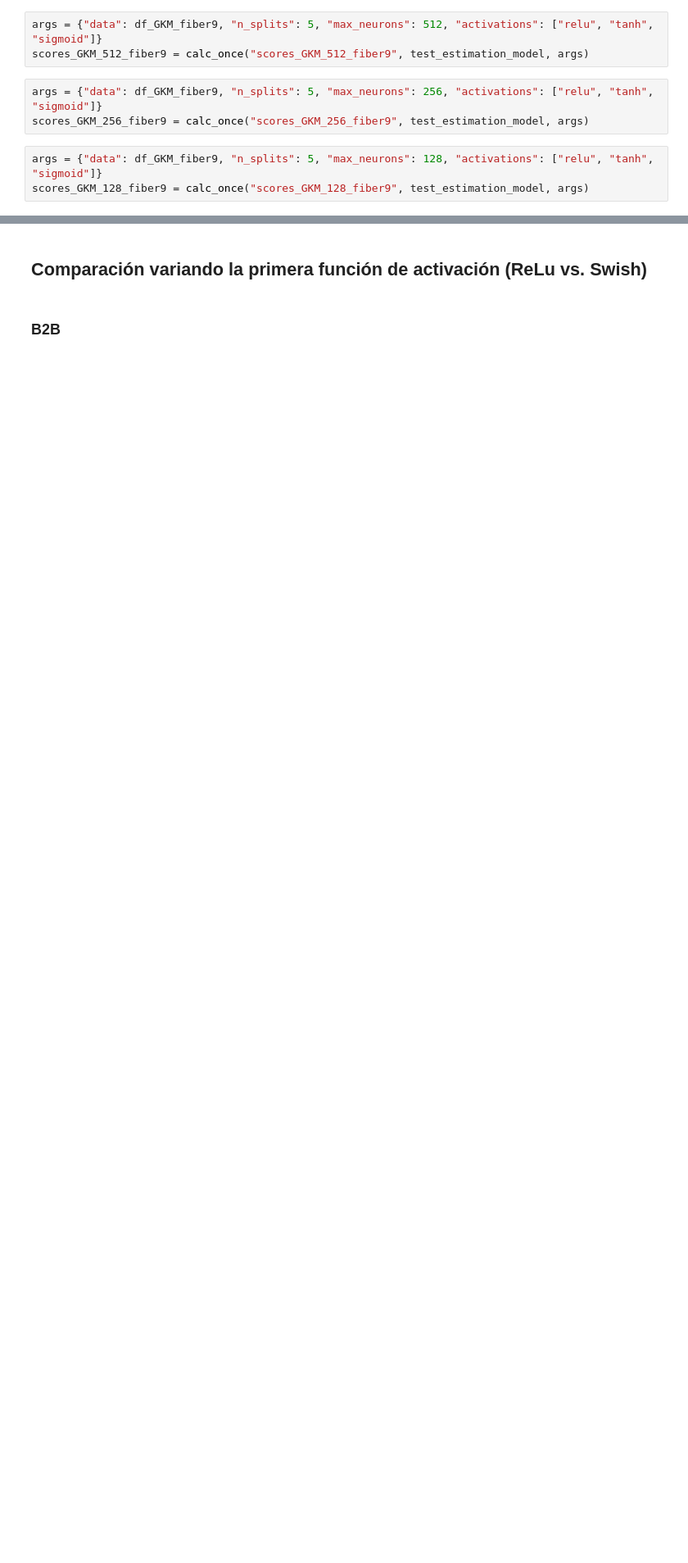
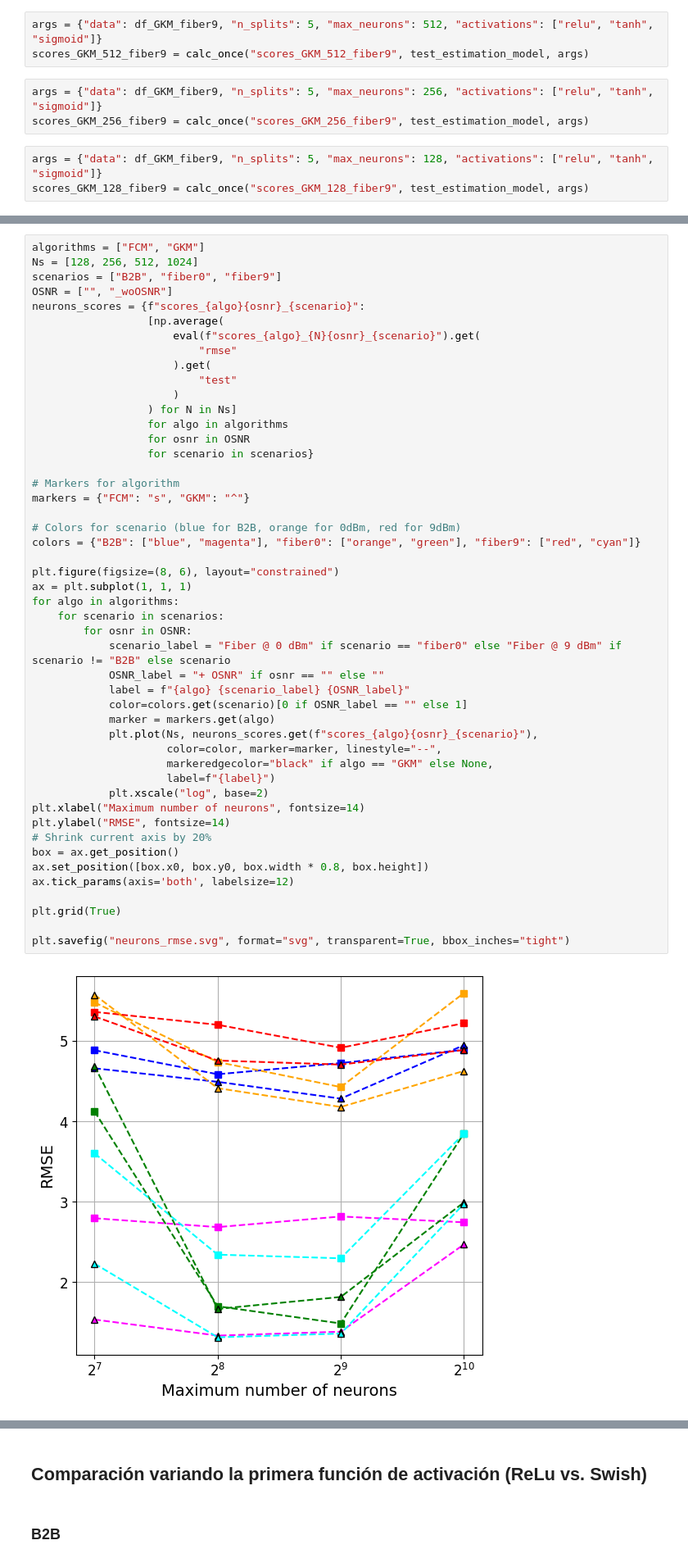
Before and after one commit to jjgranadat/Semillero_SOFA, a Jupyter notebook: ICI_Project/Codes/ICI_Regression.ipynb, the cells around one changed output, grey strips where cells are left out. Shown at 82% size. Drawn from its saved outputs; the diff is of its cells as text; blank space fills up the shorter version.

```diff
--- a/ICI_Project/Codes/ICI_Regression.ipynb
+++ b/ICI_Project/Codes/ICI_Regression.ipynb
@@ -667,0 +1104,50 @@ plot_neurons_scores(scores, max_neurons, "GKM optical fiber at 9dBm")
+# %%
+algorithms = ["FCM", "GKM"]
+Ns = [128, 256, 512, 1024]
+scenarios = ["B2B", "fiber0", "fiber9"]
+OSNR = ["", "_woOSNR"]
+neurons_scores = {f"scores_{algo}{osnr}_{scenario}":
+                  [np.average(
+                      eval(f"scores_{algo}_{N}{osnr}_{scenario}").get(
+                          "rmse"
+                      ).get(
+                          "test"
+                      )
+                  ) for N in Ns]
+                  for algo in algorithms
+                  for osnr in OSNR
+                  for scenario in scenarios}
+
+# Markers for algorithm
+markers = {"FCM": "s", "GKM": "^"}
+
+# Colors for scenario (blue for B2B, orange for 0dBm, red for 9dBm)
+colors = {"B2B": ["blue", "magenta"], "fiber0": ["orange", "green"], "fiber9": ["red", "cyan"]}
+
+plt.figure(figsize=(8, 6), layout="constrained")
+ax = plt.subplot(1, 1, 1)
+for algo in algorithms:
+    for scenario in scenarios:
+        for osnr in OSNR:
+            scenario_label = "Fiber @ 0 dBm" if scenario == "fiber0" else "Fiber @ 9 dBm" if scenario != "B2B" else scenario
+            OSNR_label = "+ OSNR" if osnr == "" else ""
+            label = f"{algo} {scenario_label} {OSNR_label}"
+            color=colors.get(scenario)[0 if OSNR_label == "" else 1]
+            marker = markers.get(algo)
+            plt.plot(Ns, neurons_scores.get(f"scores_{algo}{osnr}_{scenario}"),
+                     color=color, marker=marker, linestyle="--",
+                     markeredgecolor="black" if algo == "GKM" else None,
+                     label=f"{label}")
+            plt.xscale("log", base=2)
+plt.xlabel("Maximum number of neurons", fontsize=14)
+plt.ylabel("RMSE", fontsize=14)
+# Shrink current axis by 20%
+box = ax.get_position()
+ax.set_position([box.x0, box.y0, box.width * 0.8, box.height])
+ax.tick_params(axis='both', labelsize=12)
+
+plt.grid(True)
+
+plt.savefig("neurons_rmse.svg", format="svg", transparent=True, bbox_inches="tight")
+# %% [output]
+[figure, added]
```
Also changed, not shown: parts of 135 cells of this notebook, 6 other files.
